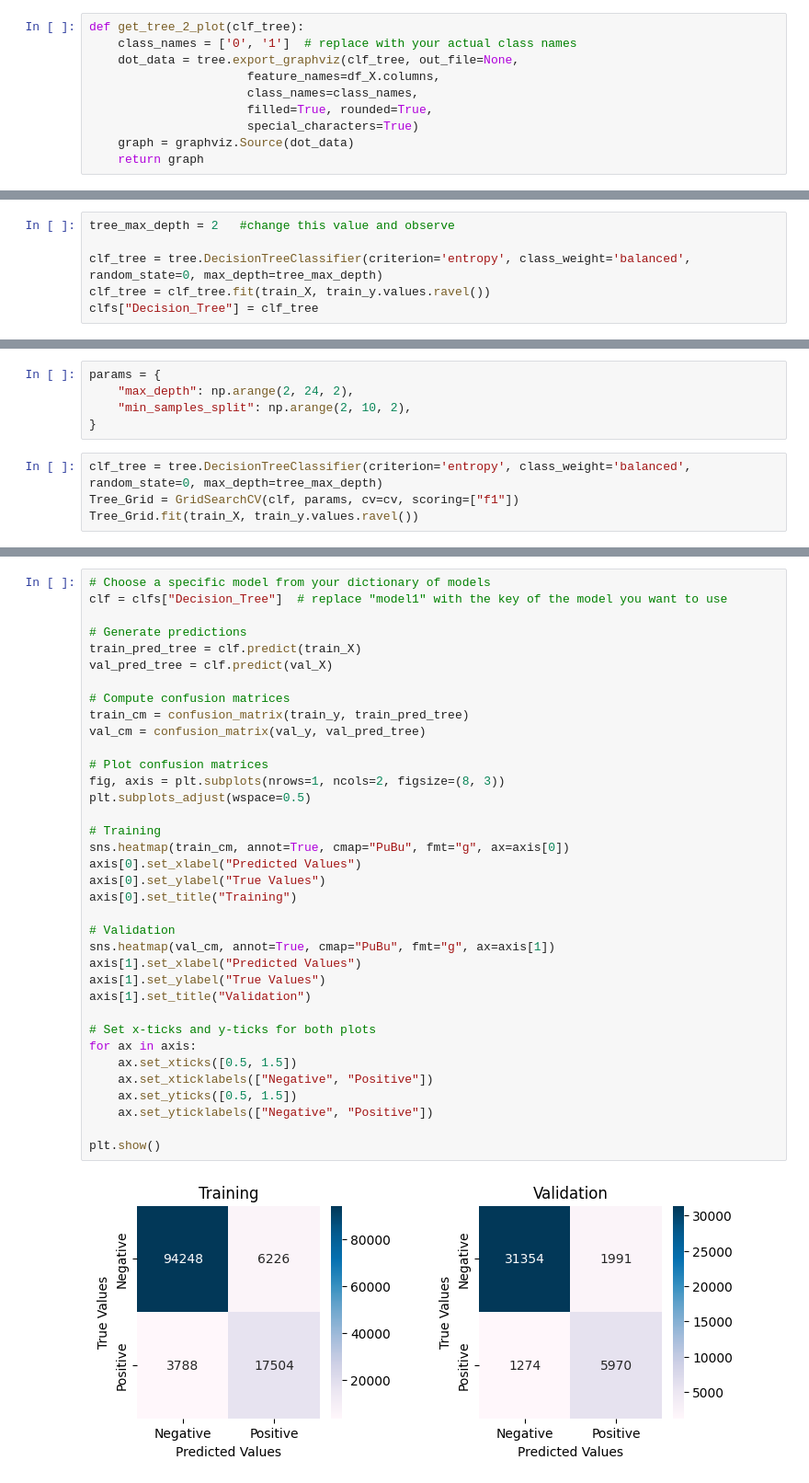
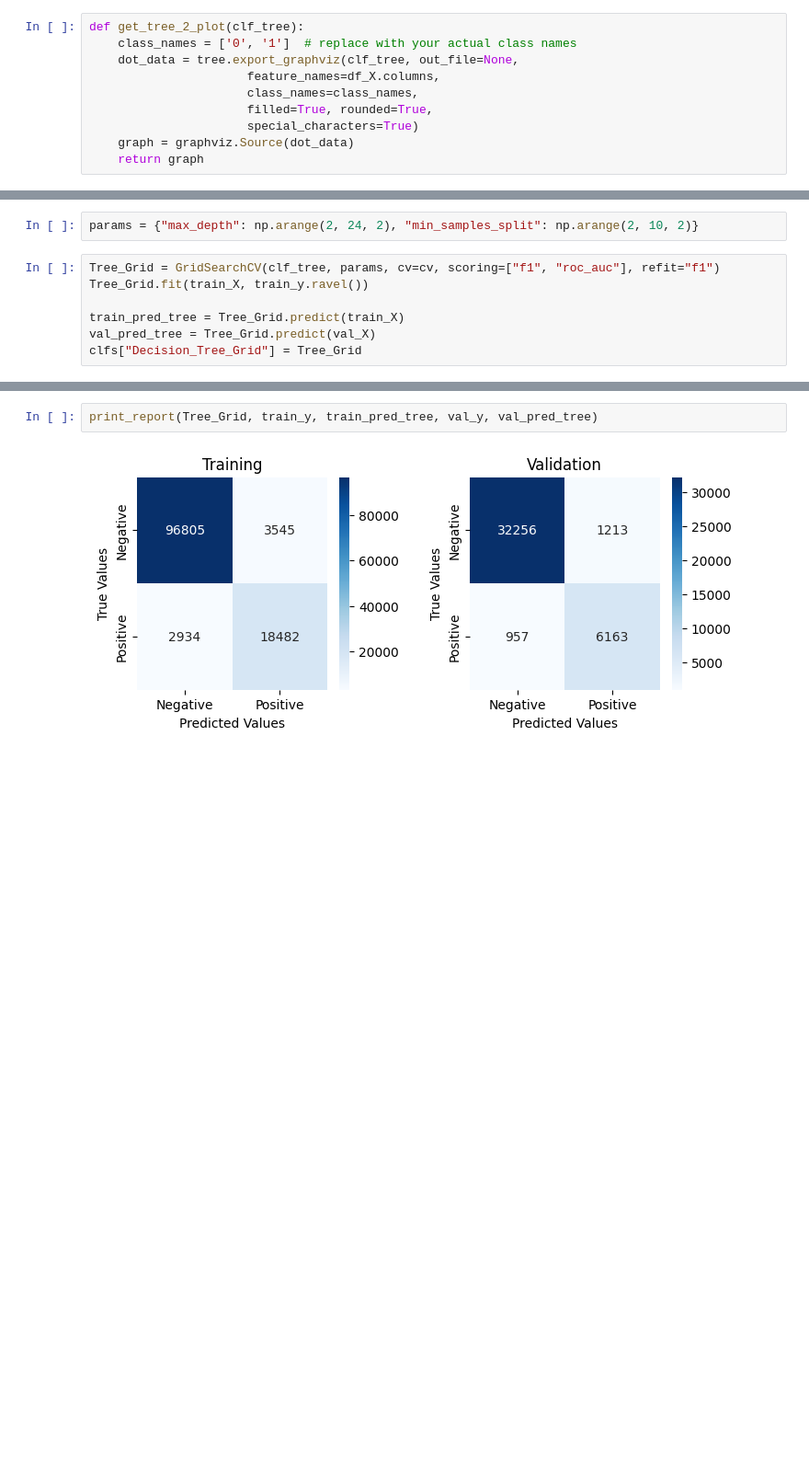
Before and after one commit to LocVu-Tim/COSC2753_A1_s3891483, a Jupyter notebook: notebooks/main.ipynb, the cells around one changed output, grey strips where cells are left out. Shown at 92% size. Cells and saved outputs as stored; diff of their text form; blank space fills up the shorter version.

```diff
--- a/notebooks/main.ipynb
+++ b/notebooks/main.ipynb
@@ -783,9 +788,3 @@ def get_acc_scores(clf_tree, train_X, train_y, val_X, val_y):
-# %%
-tree_max_depth = 2   #change this value and observe
-
-clf_tree = tree.DecisionTreeClassifier(criterion='entropy', class_weight='balanced', random_state=0, max_depth=tree_max_depth)
-clf_tree = clf_tree.fit(train_X, train_y.values.ravel())
-clfs["Decision_Tree"] = clf_tree
 # %%
 Dtree = get_tree_2_plot(clf_tree)
 Dtree
@@ -837,9 +795,9 @@ weighted avg       0.92      0.92      0.92     40589
 # %%
-params = {
-    "max_depth": np.arange(2, 24, 2),
-    "min_samples_split": np.arange(2, 10, 2),
-}
+params = {"max_depth": np.arange(2, 24, 2), "min_samples_split": np.arange(2, 10, 2)}
 # %%
-clf_tree = tree.DecisionTreeClassifier(criterion='entropy', class_weight='balanced', random_state=0, max_depth=tree_max_depth)
-Tree_Grid = GridSearchCV(clf, params, cv=cv, scoring=["f1"])
-Tree_Grid.fit(train_X, train_y.values.ravel())
+Tree_Grid = GridSearchCV(clf_tree, params, cv=cv, scoring=["f1", "roc_auc"], refit="f1")
+Tree_Grid.fit(train_X, train_y.ravel())
+
+train_pred_tree = Tree_Grid.predict(train_X)
+val_pred_tree = Tree_Grid.predict(val_X)
+clfs["Decision_Tree_Grid"] = Tree_Grid
@@ -850,38 +804,4 @@ clfs["Decision_Tree"] = Tree_Grid
 # %%
-# Choose a specific model from your dictionary of models
-clf = clfs["Decision_Tree"]  # replace "model1" with the key of the model you want to use
-
-# Generate predictions
-train_pred_tree = clf.predict(train_X)
-val_pred_tree = clf.predict(val_X)
-
-# Compute confusion matrices
-train_cm = confusion_matrix(train_y, train_pred_tree)
-val_cm = confusion_matrix(val_y, val_pred_tree)
-
-# Plot confusion matrices
-fig, axis = plt.subplots(nrows=1, ncols=2, figsize=(8, 3))
-plt.subplots_adjust(wspace=0.5)
-
-# Training
-sns.heatmap(train_cm, annot=True, cmap="PuBu", fmt="g", ax=axis[0])
-axis[0].set_xlabel("Predicted Values")
-axis[0].set_ylabel("True Values")
-axis[0].set_title("Training")
-
-# Validation
-sns.heatmap(val_cm, annot=True, cmap="PuBu", fmt="g", ax=axis[1])
-axis[1].set_xlabel("Predicted Values")
-axis[1].set_ylabel("True Values")
-axis[1].set_title("Validation")
-
-# Set x-ticks and y-ticks for both plots
-for ax in axis:
-    ax.set_xticks([0.5, 1.5])
-    ax.set_xticklabels(["Negative", "Positive"])
-    ax.set_yticks([0.5, 1.5])
-    ax.set_yticklabels(["Negative", "Positive"])
-
-plt.show()
+print_report(Tree_Grid, train_y, train_pred_tree, val_y, val_pred_tree)
 # %% [output]
-[figure, old version]
+[figure, new version]
```
Also changed, not shown: parts of 77 cells of this notebook.
